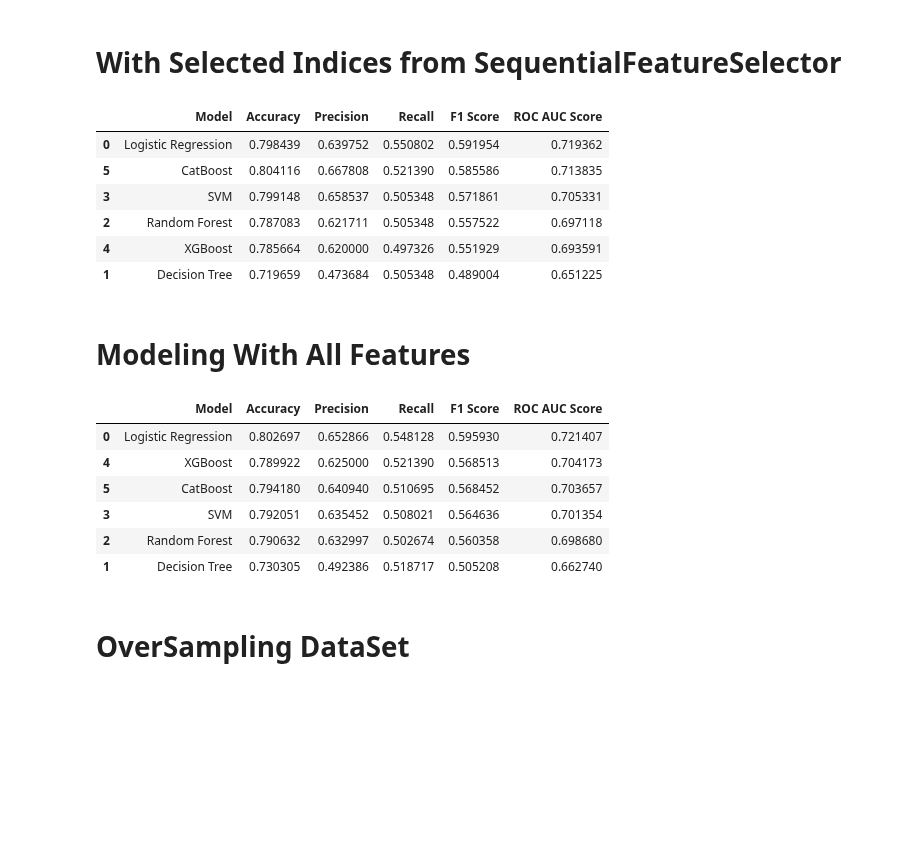
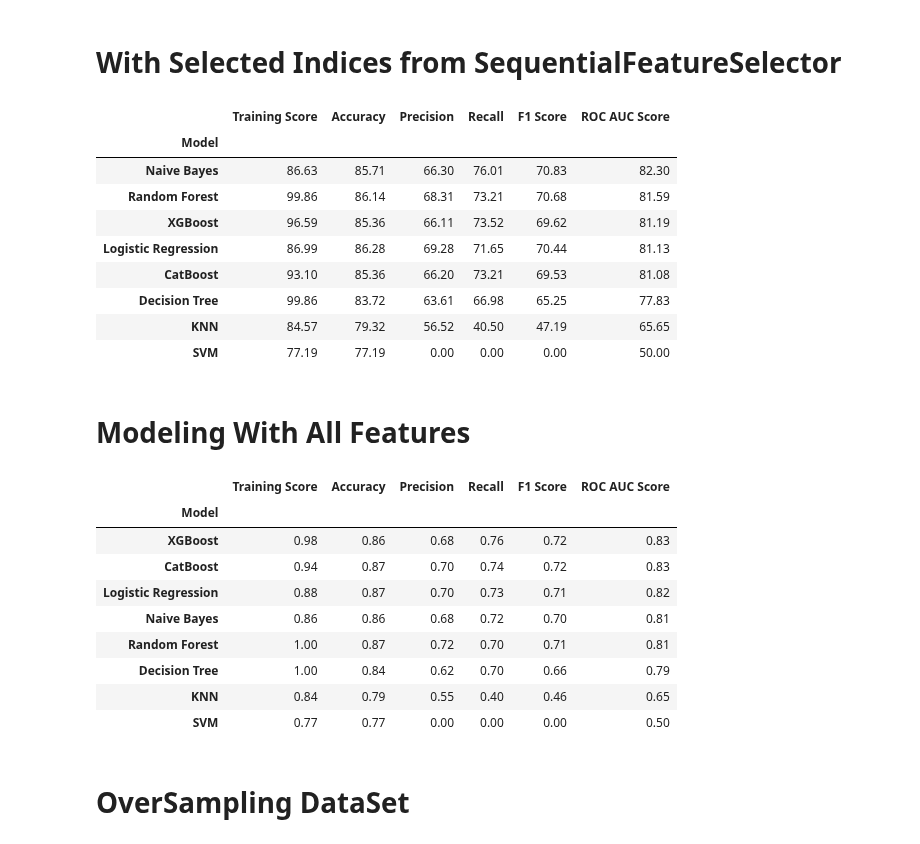
Before and after one commit to Harsh502s/ML-Assignments, a Jupyter notebook: Notebooks/Assignment 5 Tel Churn Prediction DT.ipynb, the cells around one changed output. Saved outputs shown, nothing was run; the diff lists cells and outputs as text; code cells hidden in the pictures; blank space fills up the shorter version.

```diff
--- a/Notebooks/Assignment 5 Tel Churn Prediction DT.ipynb
+++ b/Notebooks/Assignment 5 Tel Churn Prediction DT.ipynb
@@ -79,12 +82,6 @@ from sklearn.metrics import (
 X_train, X_test, y_train, y_test = train_test_split(
     X, y, test_size=0.2, random_state=42, stratify=y
 )
-
-# Scaling the data
-scaler = MinMaxScaler()
-#  Scaling the col_list columns
-X_train[col_list] = scaler.fit_transform(X_train[col_list])
-X_test[col_list] = scaler.transform(X_test[col_list])
 # %%
 # Creating Decision Tree instance
 dt = DecisionTreeClassifier(random_state=42)
@@ -93,7 +90,7 @@ dt = DecisionTreeClassifier(random_state=42)
 from sklearn.feature_selection import SequentialFeatureSelector
 
 sfs = SequentialFeatureSelector(
-    estimator=dt, direction="forward", n_features_to_select=12, cv=10, n_jobs=-1
+    estimator=dt, direction="forward", n_features_to_select=12, cv=5, n_jobs=-1
 )
 
 # Fit SFS to the training data
@@ -108,7 +105,7 @@ print(selected_indicesf)
 # Create a backward SequentialFeatureSelector to select features
 
 sfs = SequentialFeatureSelector(
-    estimator=dt, direction="backward", n_features_to_select=12, cv=10, n_jobs=-1
+    estimator=dt, direction="backward", n_features_to_select=12, cv=5, n_jobs=-1
 )
 
 # Fit SFS to the training data
@@ -151,51 +149,56 @@ models = [
     ("SVM", SVC()),
     ("XGBoost", XGBClassifier()),
     ("CatBoost", CatBoostClassifier(verbose=0)),
+    ("KNN", KNeighborsClassifier()),
+    ("Naive Bayes", GaussianNB())
 ]
 # %%
 # Creating a dataframe to store the results
-results = pd.DataFrame(
-    columns=["Model", "Accuracy", "Precision", "Recall", "F1 Score", "ROC AUC Score"]
-)
+results = pd.DataFrame()
+
 for model_name, model in models:
     model.fit(X_train.loc[:, indices], y_train)
     y_pred = model.predict(X_test.loc[:, indices])
     results = results.append(
         {
             "Model": model_name,
+            'Training Score': model.score(X_train.loc[:, indices], y_train),
             "Accuracy": accuracy_score(y_test, y_pred),
             "Precision": precision_score(y_test, y_pred),
             "Recall": recall_score(y_test, y_pred),
             "F1 Score": f1_score(y_test, y_pred),
             "ROC AUC Score": roc_auc_score(y_test, y_pred),
         },
         ignore_index=True,
     )
 
 # Printing the results
-results.sort_values(by="ROC AUC Score", ascending=False)
+results.set_index("Model", inplace=True)
+results.sort_values(by="ROC AUC Score", ascending=False)*100
 # %% [output]
-|  | Model | Accuracy | Precision | Recall | F1 Score | ROC AUC Score |
-| 0 | Logistic Regression | 0.798439 | 0.639752 | 0.550802 | 0.591954 | 0.719362 |
-| 5 | CatBoost | 0.804116 | 0.667808 | 0.521390 | 0.585586 | 0.713835 |
-| 3 | SVM | 0.799148 | 0.658537 | 0.505348 | 0.571861 | 0.705331 |
-| 2 | Random Forest | 0.787083 | 0.621711 | 0.505348 | 0.557522 | 0.697118 |
-| 4 | XGBoost | 0.785664 | 0.620000 | 0.497326 | 0.551929 | 0.693591 |
-| 1 | Decision Tree | 0.719659 | 0.473684 | 0.505348 | 0.489004 | 0.651225 |
+|  | Training Score | Accuracy | Precision | Recall | F1 Score | ROC AUC Score |
+| Model |  |  |  |  |  |  |
+| Naive Bayes | 86.63 | 85.71 | 66.30 | 76.01 | 70.83 | 82.30 |
+| Random Forest | 99.86 | 86.14 | 68.31 | 73.21 | 70.68 | 81.59 |
+| XGBoost | 96.59 | 85.36 | 66.11 | 73.52 | 69.62 | 81.19 |
+| Logistic Regression | 86.99 | 86.28 | 69.28 | 71.65 | 70.44 | 81.13 |
+| CatBoost | 93.10 | 85.36 | 66.20 | 73.21 | 69.53 | 81.08 |
+| Decision Tree | 99.86 | 83.72 | 63.61 | 66.98 | 65.25 | 77.83 |
+| KNN | 84.57 | 79.32 | 56.52 | 40.50 | 47.19 | 65.65 |
+| SVM | 77.19 | 77.19 | 0.00 | 0.00 | 0.00 | 50.00 |
 # %% [markdown]
 # Modeling With All Features
 # %%
 # Creating a dataframe to store the results
-results = pd.DataFrame(
-    columns=["Model", "Accuracy", "Precision",
-             "Recall", "F1 Score", "ROC AUC Score"]
-)
+results = pd.DataFrame()
+
 for model_name, model in models:
     model.fit(X_train, y_train)
     y_pred = model.predict(X_test)
     results = results.append(
         {
             "Model": model_name,
+            'Training Score': model.score(X_train, y_train),
             "Accuracy": accuracy_score(y_test, y_pred),
             "Precision": precision_score(y_test, y_pred),
             "Recall": recall_score(y_test, y_pred),
@@ -206,15 +209,19 @@ for model_name, model in models:
     )
 
 # Printing the results
+results.set_index("Model", inplace=True)
 results.sort_values(by="ROC AUC Score", ascending=False)
 # %% [output]
-|  | Model | Accuracy | Precision | Recall | F1 Score | ROC AUC Score |
-| 0 | Logistic Regression | 0.802697 | 0.652866 | 0.548128 | 0.595930 | 0.721407 |
-| 4 | XGBoost | 0.789922 | 0.625000 | 0.521390 | 0.568513 | 0.704173 |
-| 5 | CatBoost | 0.794180 | 0.640940 | 0.510695 | 0.568452 | 0.703657 |
-| 3 | SVM | 0.792051 | 0.635452 | 0.508021 | 0.564636 | 0.701354 |
-| 2 | Random Forest | 0.790632 | 0.632997 | 0.502674 | 0.560358 | 0.698680 |
-| 1 | Decision Tree | 0.730305 | 0.492386 | 0.518717 | 0.505208 | 0.662740 |
+|  | Training Score | Accuracy | Precision | Recall | F1 Score | ROC AUC Score |
+| Model |  |  |  |  |  |  |
+| XGBoost | 0.98 | 0.86 | 0.68 | 0.76 | 0.72 | 0.83 |
+| CatBoost | 0.94 | 0.87 | 0.70 | 0.74 | 0.72 | 0.83 |
+| Logistic Regression | 0.88 | 0.87 | 0.70 | 0.73 | 0.71 | 0.82 |
+| Naive Bayes | 0.86 | 0.86 | 0.68 | 0.72 | 0.70 | 0.81 |
+| Random Forest | 1.00 | 0.87 | 0.72 | 0.70 | 0.71 | 0.81 |
+| Decision Tree | 1.00 | 0.84 | 0.62 | 0.70 | 0.66 | 0.79 |
+| KNN | 0.84 | 0.79 | 0.55 | 0.40 | 0.46 | 0.65 |
+| SVM | 0.77 | 0.77 | 0.00 | 0.00 | 0.00 | 0.50 |
 # %% [markdown]
 # OverSampling DataSet
 # %%
```
Also changed, not shown: parts of 15 cells of this notebook, 5 other files.
